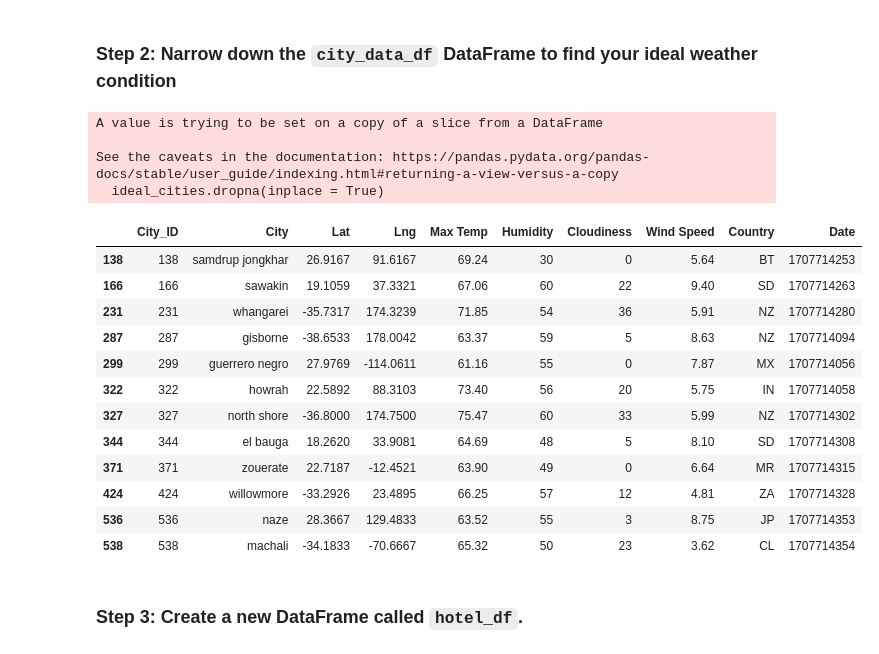
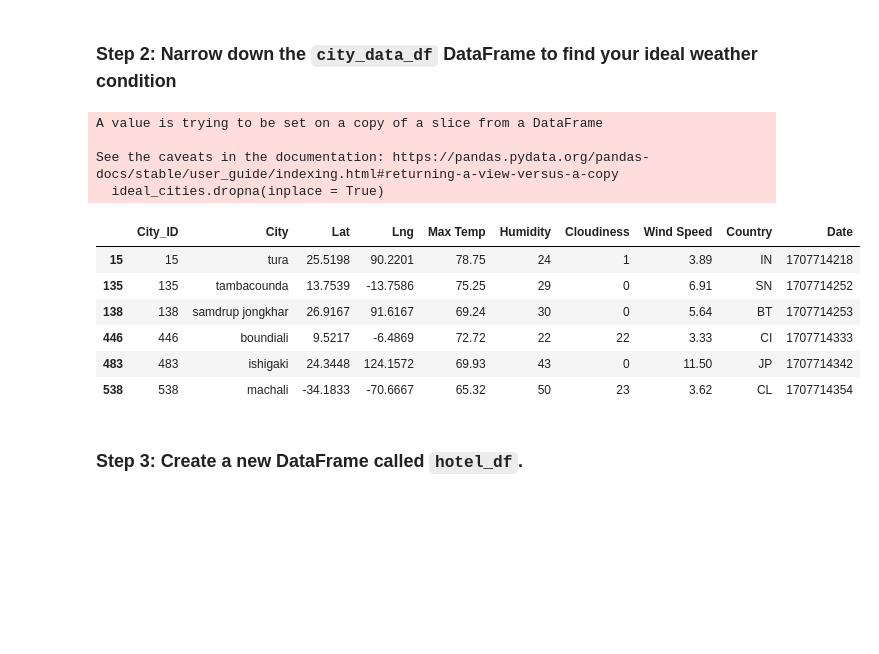
Before and after one commit to Goldfiinch/python-api-challenge, a Jupyter notebook: Starter_Code/starter_code/VacationPy(complete).ipynb, the cells around one changed output. Drawn from its saved outputs; the diff is of its cells as text; code cells hidden in the pictures; blank space fills up the shorter version.

```diff
--- a/Starter_Code/starter_code/VacationPy(complete).ipynb
+++ b/Starter_Code/starter_code/VacationPy(complete).ipynb
@@ -53,36 +52,30 @@ map_plot_1
 # %%
 # Narrow down cities that fit criteria and drop any results with null values
 #ideal_cities = (city_data_df["Max Temp"] >= 65) & (city_data_df["Max Temp"] <= 85)
 
 #ideal_cities = city_data_df.query('Max Temp > 65 and Humidity < 70')
-ideal_cities = city_data_df.loc[(city_data_df["Max Temp"] >= 60)
-                                & (city_data_df["Max Temp"] <= 80)
-                                & (city_data_df["Humidity"] <= 60)
-                                & (city_data_df["Humidity"] >= 30)
+ideal_cities = city_data_df.loc[(city_data_df["Max Temp"] >= 65)
+                                & (city_data_df["Max Temp"] <= 85)
+                                & (city_data_df["Humidity"] <= 50)
+                                & (city_data_df["Humidity"] >= 20)
                                 & (city_data_df["Cloudiness"] <= 50)
-                                & (city_data_df["Wind Speed"] <= 10)]
+                                & (city_data_df["Wind Speed"] <= 15)]
 # Drop any rows with null values
 ideal_cities.dropna(inplace = True)
 
 # Display sample data
 ideal_cities
 # %% [output]
 A value is trying to be set on a copy of a slice from a DataFrame
 
 See the caveats in the documentation: https://pandas.pydata.org/pandas-docs/stable/user_guide/indexing.html#returning-a-view-versus-a-copy
   ideal_cities.dropna(inplace = True)
 |  | City_ID | City | Lat | Lng | Max Temp | Humidity | Cloudiness | Wind Speed | Country | Date |
+| 15 | 15 | tura | 25.5198 | 90.2201 | 78.75 | 24 | 1 | 3.89 | IN | 1707714218 |
+| 135 | 135 | tambacounda | 13.7539 | -13.7586 | 75.25 | 29 | 0 | 6.91 | SN | 1707714252 |
 | 138 | 138 | samdrup jongkhar | 26.9167 | 91.6167 | 69.24 | 30 | 0 | 5.64 | BT | 1707714253 |
-| 166 | 166 | sawakin | 19.1059 | 37.3321 | 67.06 | 60 | 22 | 9.40 | SD | 1707714263 |
-| 231 | 231 | whangarei | -35.7317 | 174.3239 | 71.85 | 54 | 36 | 5.91 | NZ | 1707714280 |
-| 287 | 287 | gisborne | -38.6533 | 178.0042 | 63.37 | 59 | 5 | 8.63 | NZ | 1707714094 |
-| 299 | 299 | guerrero negro | 27.9769 | -114.0611 | 61.16 | 55 | 0 | 7.87 | MX | 1707714056 |
-| 322 | 322 | howrah | 22.5892 | 88.3103 | 73.40 | 56 | 20 | 5.75 | IN | 1707714058 |
-| 327 | 327 | north shore | -36.8000 | 174.7500 | 75.47 | 60 | 33 | 5.99 | NZ | 1707714302 |
-| 344 | 344 | el bauga | 18.2620 | 33.9081 | 64.69 | 48 | 5 | 8.10 | SD | 1707714308 |
-| 371 | 371 | zouerate | 22.7187 | -12.4521 | 63.90 | 49 | 0 | 6.64 | MR | 1707714315 |
-| 424 | 424 | willowmore | -33.2926 | 23.4895 | 66.25 | 57 | 12 | 4.81 | ZA | 1707714328 |
-| 536 | 536 | naze | 28.3667 | 129.4833 | 63.52 | 55 | 3 | 8.75 | JP | 1707714353 |
+| 446 | 446 | boundiali | 9.5217 | -6.4869 | 72.72 | 22 | 22 | 3.33 | CI | 1707714333 |
+| 483 | 483 | ishigaki | 24.3448 | 124.1572 | 69.93 | 43 | 0 | 11.50 | JP | 1707714342 |
 | 538 | 538 | machali | -34.1833 | -70.6667 | 65.32 | 50 | 23 | 3.62 | CL | 1707714354 |
 # %% [markdown]
 ### Step 3: Create a new DataFrame called `hotel_df`.
```
Also changed, not shown: parts of 4 cells of this notebook.
